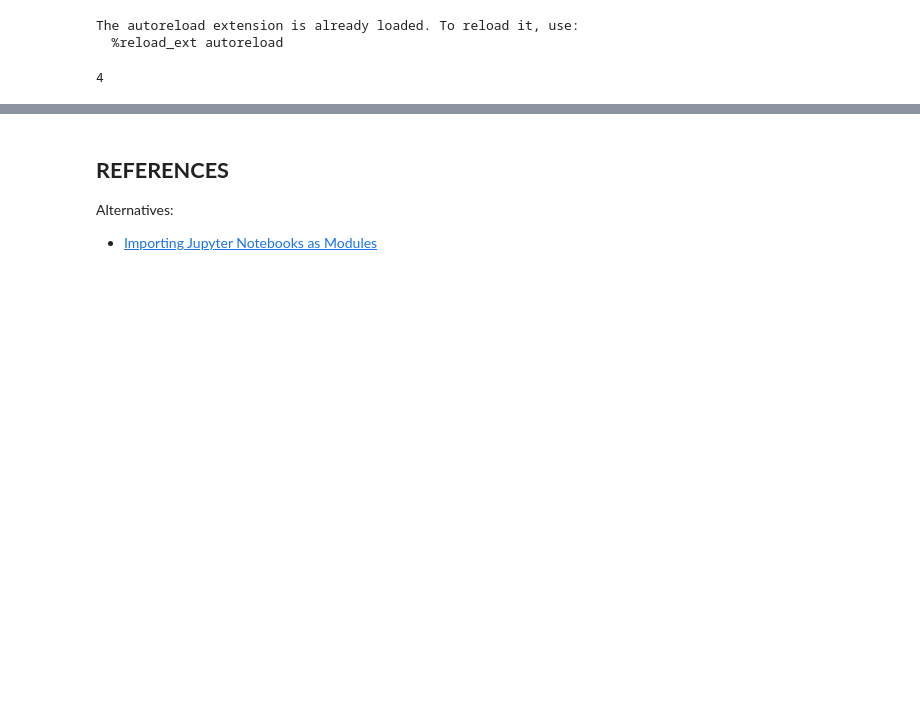
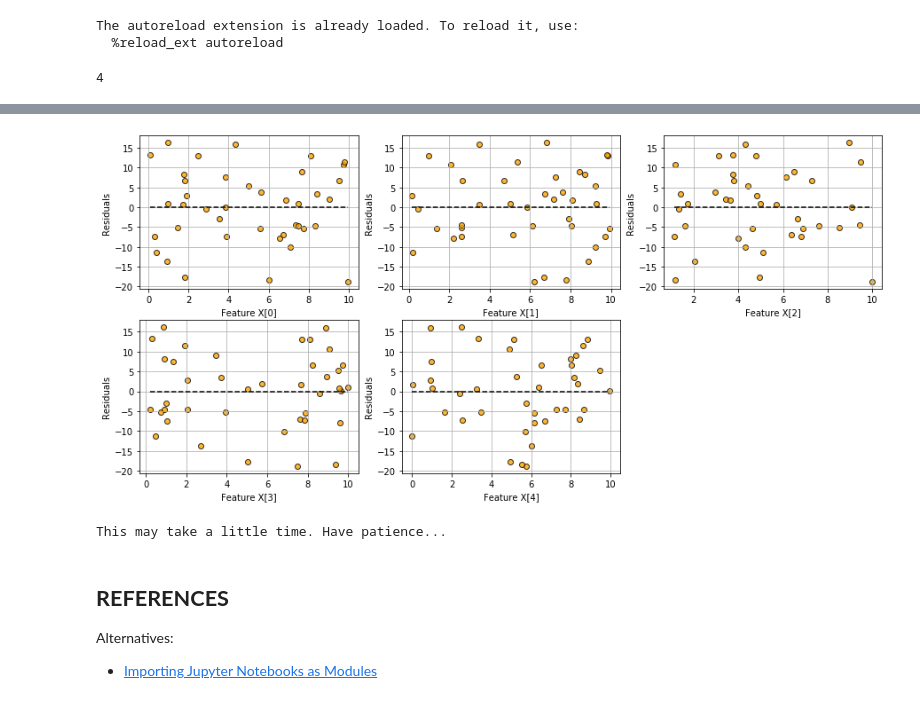
Before and after one commit to erikapat/OOP, a Jupyter notebook: Python/Example3.ipynb, the cells around one changed output, grey strips where cells are left out. Cells and saved outputs as stored; diff of their text form; code cells hidden in the pictures; blank space fills up the shorter version.

```diff
--- a/Python/Example3.ipynb
+++ b/Python/Example3.ipynb
@@ -42,3 +106,13 @@ The intercept term is given by:  0.4465177372196898
+# %%
+#Fitted values vs. feature variables
+model.fitted_vs_features()
+# %% [output]
+[figure, added]
+# %%
+#Pairplot of the dataset
+model.pairplot()
+# %% [output]
+This may take a little time. Have patience...
 # %% [markdown]
 ## **REFERENCES**
 
```
Also changed, not shown: parts of 16 cells of this notebook, 3 other files.
